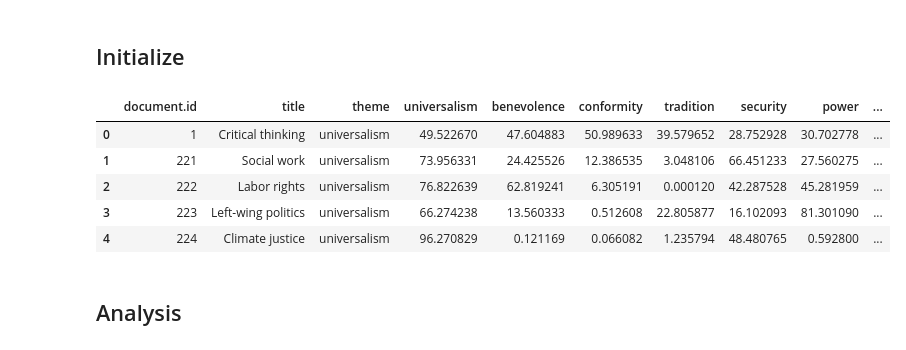
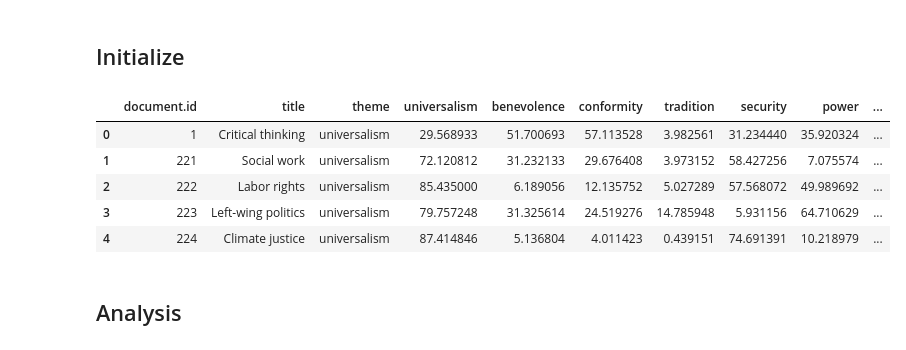
Before and after one commit to suyunu/semi-supervised-nmf, a Jupyter notebook: Leave-One-Out-v2-Analysis.ipynb, the cells around one changed output. Saved outputs shown, nothing was run; the diff lists cells and outputs as text; code cells hidden in the pictures.

```diff
--- a/Leave-One-Out-v2-Analysis.ipynb
+++ b/Leave-One-Out-v2-Analysis.ipynb
@@ -72,14 +72,17 @@ def read_data(filepath):
 
     return data
 
-def initialize(brown_corpus = False):
+def initialize(brown_corpus = False, lemmatized = True):
     filepath = 'pruned_schwartz.json'
     data = read_data(filepath)
 
     if brown_corpus:
         all_W_norm = pickle.load(open( "loo_all_W_norm_brown.p", "rb" ) )
     else:
-        all_W_norm = pickle.load(open( "loo_all_W_norm.p", "rb" ) )
+        if lemmatized:
+            all_W_norm = pickle.load(open( "loo_all_W_norm_lem.p", "rb" ) )
+        else:
+            all_W_norm = pickle.load(open( "loo_all_W_norm.p", "rb" ) )
 
     all_W_norm = np.asarray(all_W_norm)
     schwartz_dist = []
@@ -310,15 +313,15 @@ def themeThreshold(row, th):
 ## Initialize
 # %%
 # Make brown_corpus True to enable Brown Corpus as background
-df = initialize(brown_corpus = False)
+df = initialize(brown_corpus = False, lemmatized = True)
 df.head()
 # %% [output]
 |  | document.id | title | theme | universalism | benevolence | conformity | tradition | security | power | ... |
-| 0 | 1 | Critical thinking | universalism | 49.522670 | 47.604883 | 50.989633 | 39.579652 | 28.752928 | 30.702778 | ... |
-| 1 | 221 | Social work | universalism | 73.956331 | 24.425526 | 12.386535 | 3.048106 | 66.451233 | 27.560275 | ... |
-| 2 | 222 | Labor rights | universalism | 76.822639 | 62.819241 | 6.305191 | 0.000120 | 42.287528 | 45.281959 | ... |
-| 3 | 223 | Left-wing politics | universalism | 66.274238 | 13.560333 | 0.512608 | 22.805877 | 16.102093 | 81.301090 | ... |
-| 4 | 224 | Climate justice | universalism | 96.270829 | 0.121169 | 0.066082 | 1.235794 | 48.480765 | 0.592800 | ... |
+| 0 | 1 | Critical thinking | universalism | 29.568933 | 51.700693 | 57.113528 | 3.982561 | 31.234440 | 35.920324 | ... |
+| 1 | 221 | Social work | universalism | 72.120812 | 31.232133 | 29.676408 | 3.973152 | 58.427256 | 7.075574 | ... |
+| 2 | 222 | Labor rights | universalism | 85.435000 | 6.189056 | 12.135752 | 5.027289 | 57.568072 | 49.989692 | ... |
+| 3 | 223 | Left-wing politics | universalism | 79.757248 | 31.325614 | 24.519276 | 14.785948 | 5.931156 | 64.710629 | ... |
+| 4 | 224 | Climate justice | universalism | 87.414846 | 5.136804 | 4.011423 | 0.439151 | 74.691391 | 10.218979 | ... |
 # %% [markdown]
 ## Analysis
 # %% [markdown]
```
Also changed, not shown: 6 other files.
